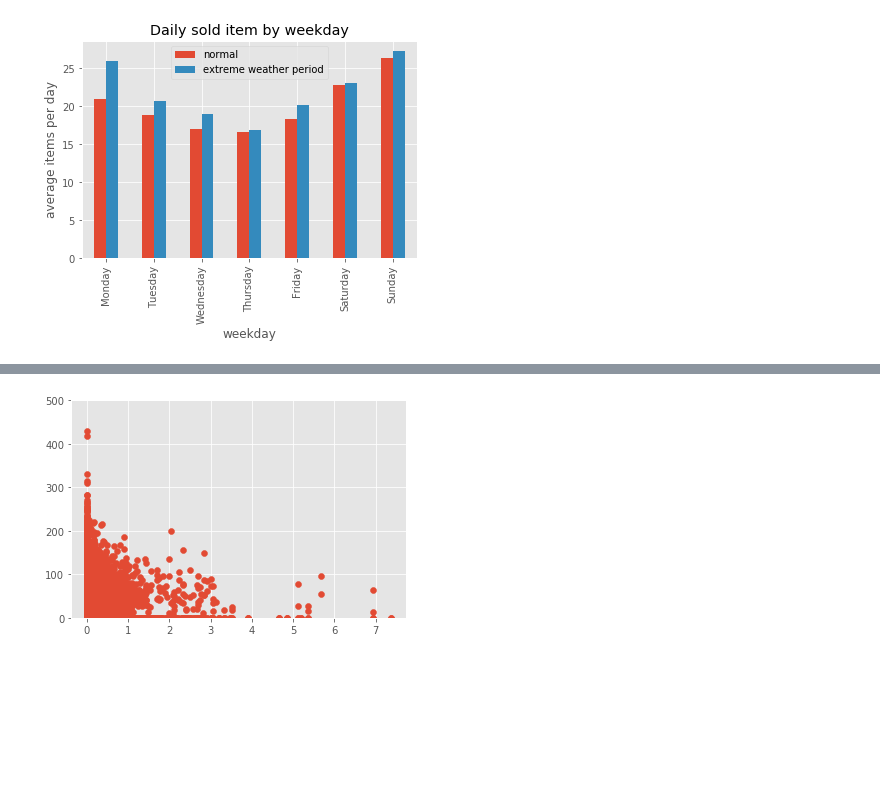
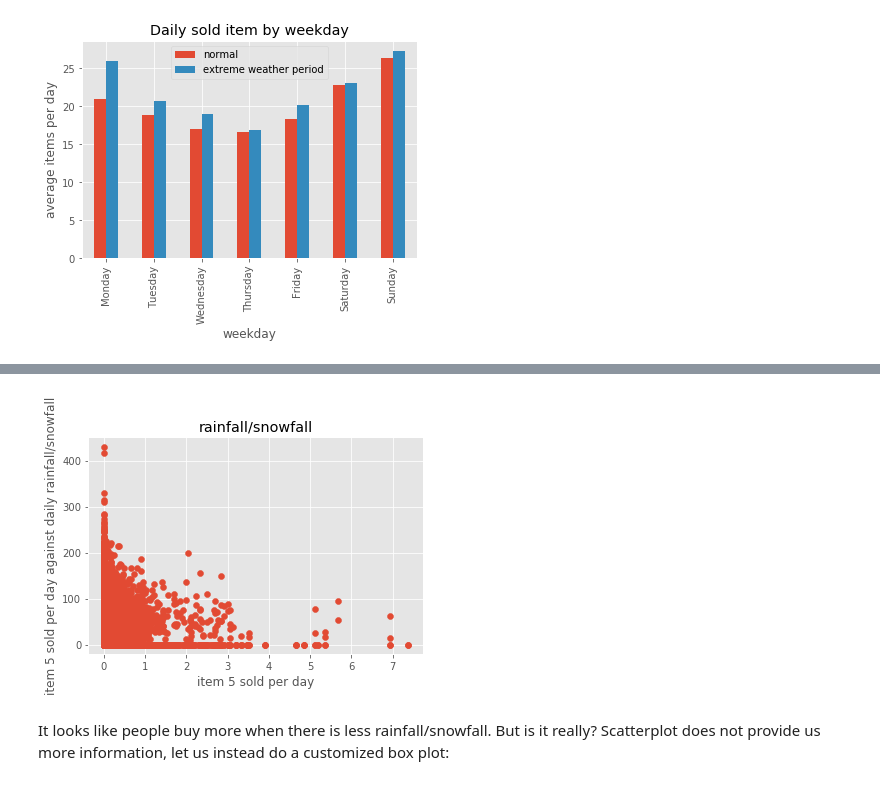
Before and after one commit to ZackCode/Capstone1_Walmert_Sales, a Jupyter notebook: recruiting-competition-practice/reports/data_storytelling_part_2.ipynb, the cells around one changed output, grey strips where cells are left out. Saved outputs shown, nothing was run; the diff lists cells and outputs as text; code cells hidden in the pictures; blank space fills up the shorter version.

```diff
--- a/recruiting-competition-practice/reports/data_storytelling_part_2.ipynb
+++ b/recruiting-competition-practice/reports/data_storytelling_part_2.ipynb
@@ -23,4 +35,8 @@ In the dataset, it seems that all the features in this dataset could affect sale
 # %%
+import matplotlib.pyplot as plt
+
+plt.style.use('ggplot')
+
 df_ordered['year'] = pd.to_datetime(df_ordered['date'], infer_datetime_format=True).dt.year
 
 mask = (df_ordered['item_nbr'] == 5)
@@ -28,9 +44,23 @@ data = df_ordered.loc[mask,['units','year']]
 
 count = data.groupby(['year']).aggregate(np.mean).unstack()
 count.index = count.index.droplevel()
+
+
+mask = ((df_ordered['item_nbr'] == 5) & (df_ordered['WEvent'] == 1))
+data = df_ordered.loc[mask,['units','year']]
+
+count_severe = data.groupby(['year']).aggregate(np.mean).unstack()
+count_severe.index = count_severe.index.droplevel()
+
+count = pd.concat([count, count_severe], axis=1)
+count.columns = ['normal','extreme weather period']
+
 count.plot(kind='bar')
+
 plt.title('Daily sold item by year')
-plt.xlabel('Year')
+plt.xlabel('year')
 plt.ylabel('average items per day')
+
+
 plt.show()
 # %% [output]
@@ -98,12 +172,17 @@ plt.show()
 # %%
 mask = (df_ordered['item_nbr'] == 5)
 data = df_ordered.loc[mask,['units','preciptotal']]
 
 plt.scatter(data['preciptotal'],data['units'])
-plt.ylim(0,500)
+plt.title('rainfall/snowfall')
+plt.xlabel('item 5 sold per day')
+plt.ylabel('item 5 sold per day against daily rainfall/snowfall')
+
 plt.show()
 # %% [output]
-[figure, old version]
+[figure, new version]
+# %% [markdown]
+It looks like people buy more when there is less rainfall/snowfall. But is it really? Scatterplot does not provide us more information, let us instead do a customized box plot:
 # %%
 import seaborn as sns
 
```
Also changed, not shown: parts of 24 cells of this notebook.
